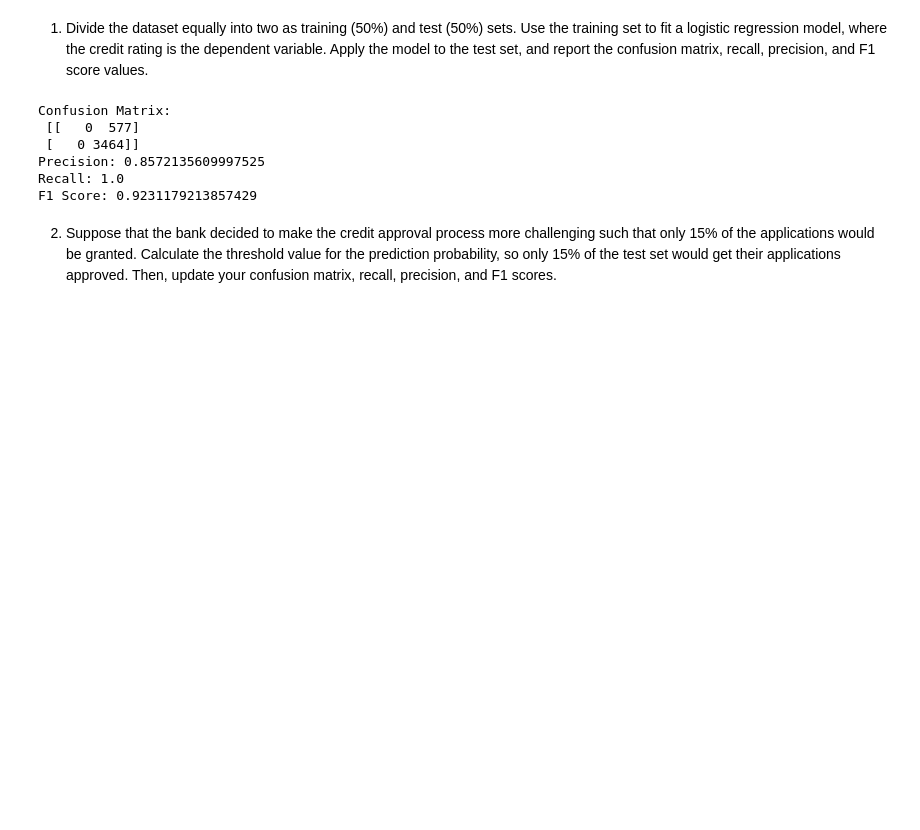
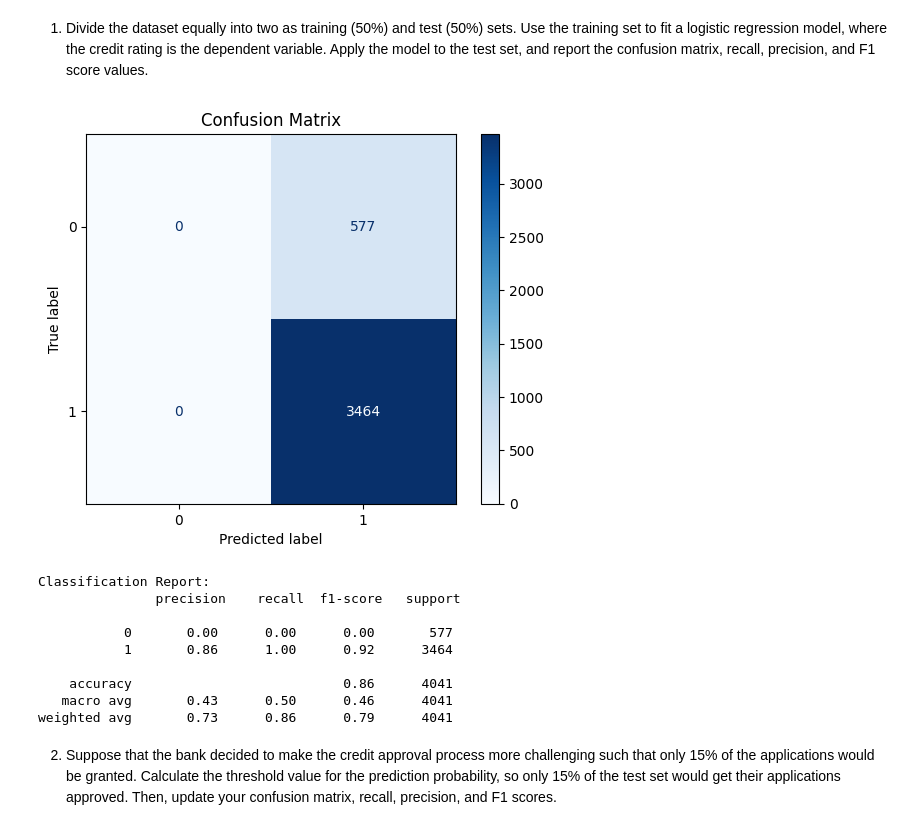
Before and after one commit to mn42899/predictive_modelling, a Jupyter notebook: OMIS_midterm.ipynb, the cells around one changed output. Drawn from its saved outputs; the diff is of its cells as text; code cells hidden in the pictures; blank space fills up the shorter version.

```diff
--- a/OMIS_midterm.ipynb
+++ b/OMIS_midterm.ipynb
@@ -87,47 +185,51 @@ p 3            0.0053      0.001      5.003      0.000       0.003       0.007
 # %%
 import pandas as pd
 from sklearn.model_selection import train_test_split
 from sklearn.linear_model import LogisticRegression
-from sklearn.metrics import confusion_matrix, precision_score, recall_score, f1_score
+from sklearn.metrics import confusion_matrix, classification_report, ConfusionMatrixDisplay
+import matplotlib.pyplot as plt
 
 # Load the dataset
 url = 'https://raw.githubusercontent.com/mn42899/predictive_modelling/refs/heads/main/midterm_parttwo.csv'
 data = pd.read_csv(url)
 
 # Convert categorical variables to numerical (if needed)
 data['Credit Rating'] = data['Credit Rating'].apply(lambda x: 1 if x == 'Positive' else 0)
 
 # Define features and target variable
 X = pd.get_dummies(data.drop('Credit Rating', axis=1), drop_first=True)
 y = data['Credit Rating']
 
 # Split the dataset into training and testing sets
 X_train, X_test, y_train, y_test = train_test_split(X, y, test_size=0.5, random_state=42)
 
 # Train logistic regression model
 model = LogisticRegression()
 model.fit(X_train, y_train)
 
 # Predict on the test set
 y_pred = model.predict(X_test)
 
-# Calculate metrics
+# Calculate and display the confusion matrix
 conf_matrix = confusion_matrix(y_test, y_pred)
-precision = precision_score(y_test, y_pred)
-recall = recall_score(y_test, y_pred)
-f1 = f1_score(y_test, y_pred)
+disp = ConfusionMatrixDisplay(confusion_matrix=conf_matrix)
+disp.plot(cmap='Blues')
+plt.title("Confusion Matrix")
+plt.show()
 
-print("Confusion Matrix:\n", conf_matrix)
-print("Precision:", precision)
-print("Recall:", recall)
-print("F1 Score:", f1)
+# Print the classification report
+print("Classification Report:\n", classification_report(y_test, y_pred))
 # %% [output]
+[figure, added]
-Confusion Matrix:
- [[   0  577]
- [   0 3464]]
-Precision: 0.8572135609997525
-Recall: 1.0
-F1 Score: 0.9231179213857429
+Classification Report:
+               precision    recall  f1-score   support
+
+           0       0.00      0.00      0.00       577
+           1       0.86      1.00      0.92      3464
+
+    accuracy                           0.86      4041
+   macro avg       0.43      0.50      0.46      4041
+weighted avg       0.73      0.86      0.79      4041
 # %% [markdown]
 2. Suppose that the bank decided to make the credit approval process more challenging such that only 15% of the applications would be granted. Calculate the threshold value for the prediction probability, so only 15% of the test set would get their applications approved. Then, update your confusion matrix, recall, precision, and F1 scores.
 # %%
```
Also changed, not shown: parts of 6 cells of this notebook, 1 other file.
